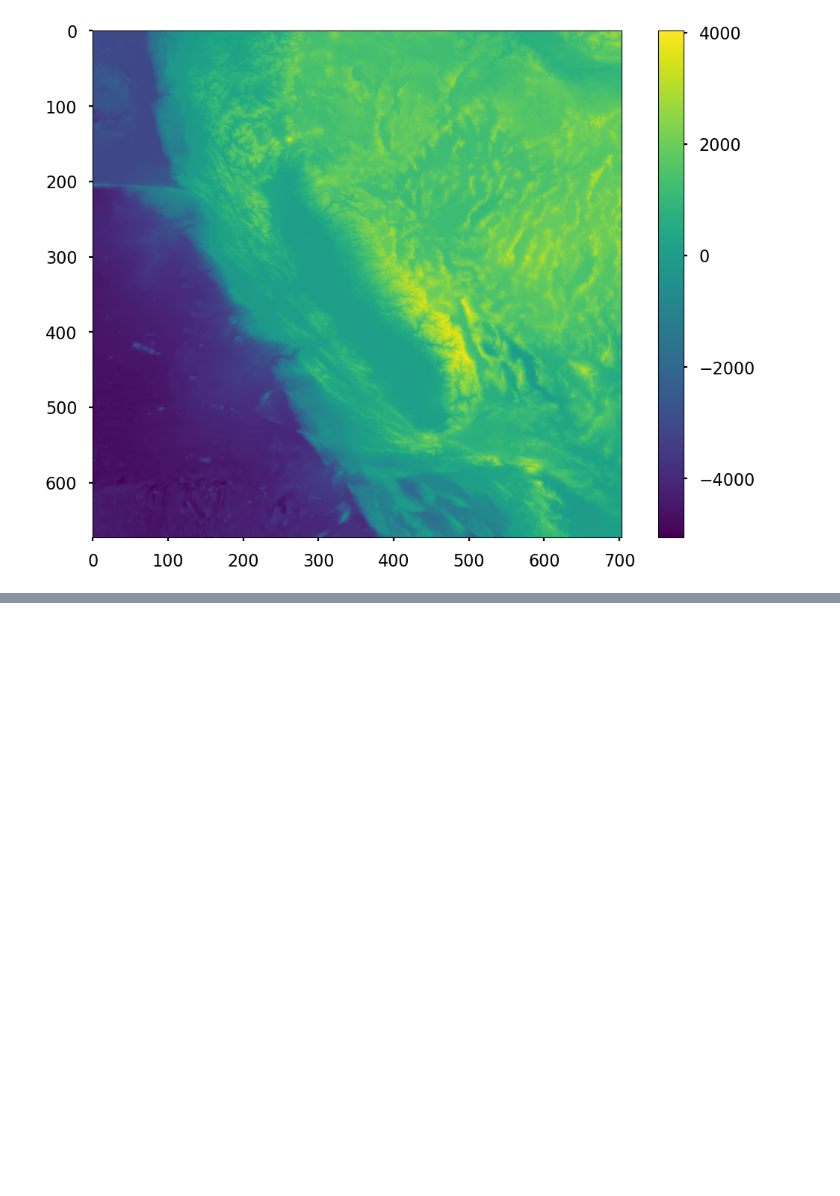
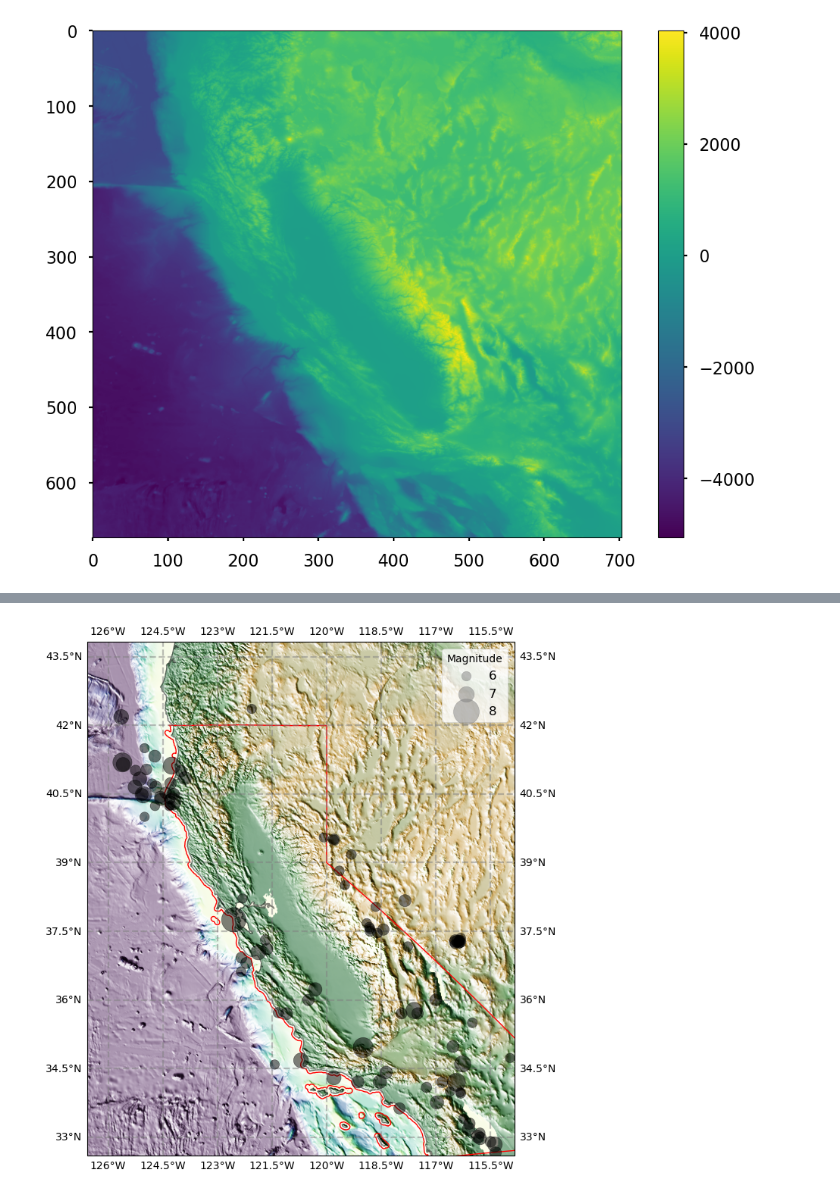
Before and after one commit to match798/G690, a Jupyter notebook: 13_geospatial_intro/13_workalong02_geospatial_plotting.ipynb, the cells around one changed output, grey strips where cells are left out. Cells and saved outputs as stored; diff of their text form; code cells hidden in the pictures; blank space fills up the shorter version.

```diff
--- a/13_geospatial_intro/13_workalong02_geospatial_plotting.ipynb
+++ b/13_geospatial_intro/13_workalong02_geospatial_plotting.ipynb
@@ -80,3 +79,10 @@ fig.colorbar(cplt)
 plt.show()
 # %% [output]
 [figure]
+# %%
+""" Load the earthquake data from the earlier exercise. """
+CA_earthquake_file = "CA_earthquake.zip\\CA_earthquake.shp"
+
+# load the shapefile
+CA_earthquake_gdf = gpd.read_file(CA_earthquake_file)
+CA_earthquake_gdf.head()
@@ -83,2 +97,5 @@ plt.show()
 # %%
 """ Load the state boundary data. """
+CA_boundary_file = "CA_boundary.shp.zip"
+CA_boundary_gdf = gpd.read_file(CA_boundary_file)
+CA_boundary_gdf.head()
@@ -86,0 +105,10 @@ plt.show()
+# %%
+""" Convert the vector data to the same projection used in the raster """
+# use the original projection of the topography data
+projection = topo_proj
+# convert the earthquake data
+CA_earthquake_gdf_proj = CA_earthquake_gdf.to_crs(projection)
+# convert the CA state boundary data
+CA_boundary_gdf_proj = CA_boundary_gdf.to_crs(projection)
+
+# Note: geopandas is built on top of pyproj, so WKT string is directly supported
@@ -86,0 +138,62 @@ plt.show()
+# %%
+""" Generate a plot of earthquake locations on top of the topography / bathymetry data. """
+
+# use the original projection of the topography data
+#proj = topo_proj
+""" Can't find a way to convert WKT1 string to Cartopy.crs directly. So, the projection was defined manually like the example solution
+    After checking the parameters of topo projection, it is indeed the WGS-84 EPSG:4326. So, we can use the default PlateCarree """
+proj = cartopy.crs.PlateCarree()
+
+# create the final plot
+fig, ax = plt.subplots(subplot_kw={'projection': proj})
+
+# set the extent of the plot
+min_x = topo_geotransform[0]
+max_x = topo_geotransform[0] + topo_geotransform[1]*nWidth
+min_y = topo_geotransform[3] + topo_geotransform[5]*nHeight
+max_y = topo_geotransform[3]
+extent = [min_x, max_x, min_y, max_y]
+ax.set_extent(extent, crs=proj)
+
+# plot the hillshade
+ax.imshow(blend, cmap="Greys", extent=extent, transform=proj, zorder=0)
+
+# plot the earthquake locations with magnitude proportional to size
+CA_earthquake_gdf_proj.plot(
+    ax = ax,
+    transform = proj,
+    color = "black",
+    #column = 'mag',
+    markersize = np.exp(CA_earthquake_gdf_proj.mag)/5,
+    zorder = 10,
+    alpha = 0.5
+    )
+
+# plot the CA state boundary for reference
+CA_boundary_gdf_proj.plot(
+    ax = ax,
+    transform = proj,
+    facecolor = 'None',
+    edgecolor = 'red',
+    linewidth = 1
+    )
+
+# create a legend for the marker sizes (adopted from example solution)
+# set the marker sizes
+sizes = [6, 7, 8]
+# convert the sizes to the radii used in the plot
+exp_sizes = np.exp(sizes)/5
+labels = [f"{s}" for s in sizes]
+# generate a plot that doesn't show any data; this is just so we can create a legend
+handles = [plt.scatter([],[], s=s, color="gray", alpha=0.5) for s in exp_sizes]
+# create the legend
+leg = ax.legend(handles, labels, title="Magnitude", loc="upper right", fontsize=12)
+
+# add geographic features like gridlines and coastlines (adopted from example solution)
+gl = ax.gridlines(draw_labels=True, color="gray", alpha=0.5, linestyle="--")
+ax.coastlines(resolution="10m", color="black", linewidth=1, alpha=0.5)
+
+# set the extent
+plt.show()
+# %% [output]
+[figure, added]
```
Also changed, not shown: parts of 12 cells of this notebook.
